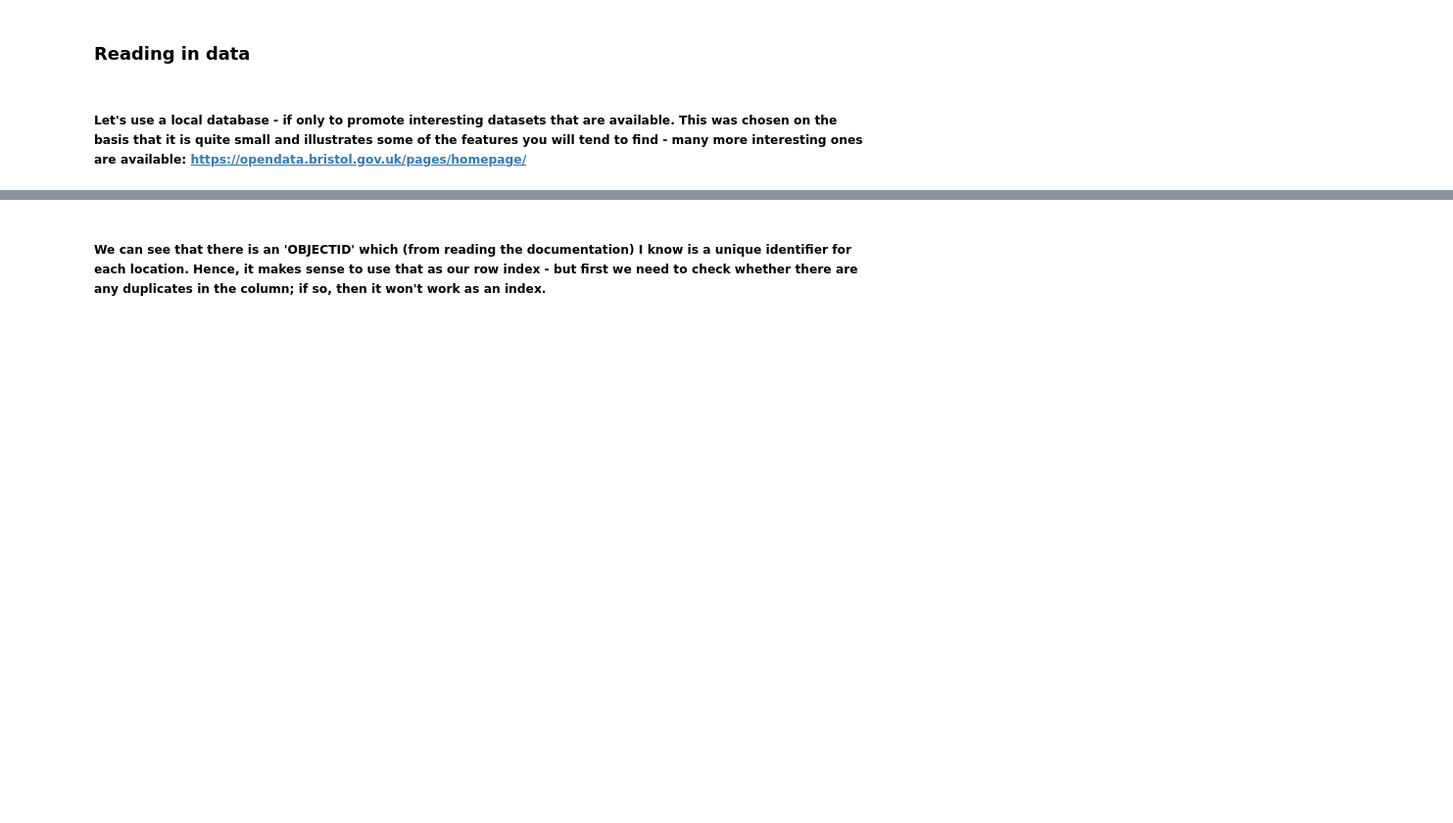
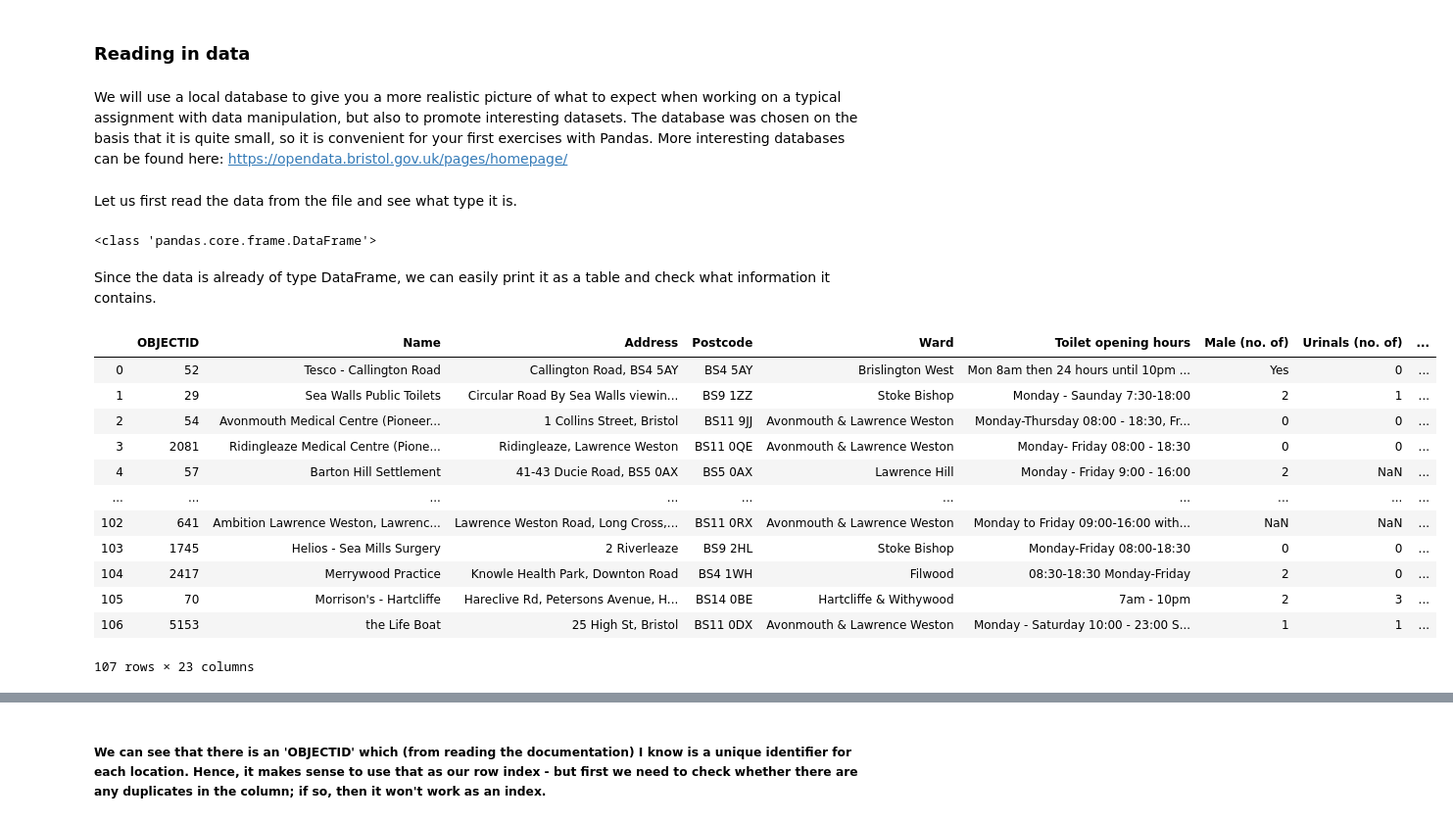
Before and after one commit to CodeHubOrg/python_workshops, a Jupyter notebook: week_5/tutorial_week5.ipynb, the cells around one changed output, grey strips where cells are left out. Shown at 98% size. Cells and saved outputs as stored; diff of their text form; code cells hidden in the pictures; blank space fills up the shorter version.

Commit message:
change: modified first part; added a few more explanations

```diff
--- a/week_5/tutorial_week5.ipynb
+++ b/week_5/tutorial_week5.ipynb
@@ -46,16 +76,37 @@ profiles
 # %% [markdown]
 ### Reading in data
-# %% [markdown]
-##### Let's use a local database - if only to promote interesting datasets that are available.  This was chosen on the basis that it is quite small and illustrates some of the features you will tend to find - many more interesting ones are available:  https://opendata.bristol.gov.uk/pages/homepage/
+# %% [markdown]
+We will use a local database to give you a more realistic picture of what to expect when working on a typical assignment with data manipulation, but also to promote interesting datasets. The database was chosen on the basis that it is quite small, so it is convenient for your first exercises with Pandas.
+More interesting databases can be found here: https://opendata.bristol.gov.uk/pages/homepage/
+# %% [markdown]
+Let us first read the data from the file and see what type it is.
 # %%
-# Note that all the import statements should go at the top of a programme
+# Note that all the import statements should go at the top of a script
+import os
 import pandas as pd
-import os
 
 input_file = os.path.join(os.path.abspath(''), 'datafiles', 'public-toilets-community.csv')
 
 toilet_data = pd.read_csv(input_file)
 
-toilet_df = pd.DataFrame(toilet_data)
-
-toilet_df.head() # print 1st 5 rows by default.  Can use .head(n) to print 1st n rows, or tail(n) for last n rows
+print(type(toilet_data))
+# %% [output]
+<class 'pandas.core.frame.DataFrame'>
+# %% [markdown]
+Since the data is already of type DataFrame, we can easily print it as a table and check what information it contains.
+# %%
+toilet_data
+# %% [output]
+|  | OBJECTID | Name | Address | Postcode | Ward | Toilet opening hours | Male (no. of) | Urinals (no. of) | ... |
+| 0 | 52 | Tesco - Callington Road | Callington Road, BS4 5AY | BS4 5AY | Brislington West | Mon 8am then 24 hours until 10pm ... | Yes | 0 | ... |
+| 1 | 29 | Sea Walls Public Toilets | Circular Road By Sea Walls viewin... | BS9 1ZZ | Stoke Bishop | Monday - Saunday 7:30-18:00 | 2 | 1 | ... |
+| 2 | 54 | Avonmouth Medical Centre (Pioneer... | 1 Collins Street, Bristol | BS11 9JJ | Avonmouth & Lawrence Weston | Monday-Thursday 08:00 - 18:30, Fr... | 0 | 0 | ... |
+| 3 | 2081 | Ridingleaze Medical Centre (Pione... | Ridingleaze, Lawrence Weston | BS11 0QE | Avonmouth & Lawrence Weston | Monday- Friday 08:00 - 18:30 | 0 | 0 | ... |
+| 4 | 57 | Barton Hill Settlement | 41-43 Ducie Road, BS5 0AX | BS5 0AX | Lawrence Hill | Monday - Friday 9:00 - 16:00 | 2 | NaN | ... |
+| ... | ... | ... | ... | ... | ... | ... | ... | ... | ... |
+| 102 | 641 | Ambition Lawrence Weston, Lawrenc... | Lawrence Weston Road, Long Cross,... | BS11 0RX | Avonmouth & Lawrence Weston | Monday to Friday 09:00-16:00 with... | NaN | NaN | ... |
+| 103 | 1745 | Helios - Sea Mills Surgery | 2 Riverleaze | BS9 2HL | Stoke Bishop | Monday-Friday 08:00-18:30 | 0 | 0 | ... |
+| 104 | 2417 | Merrywood Practice | Knowle Health Park, Downton Road | BS4 1WH | Filwood | 08:30-18:30 Monday-Friday | 2 | 0 | ... |
+| 105 | 70 | Morrison's - Hartcliffe | Hareclive Rd, Petersons Avenue, H... | BS14 0BE | Hartcliffe & Withywood | 7am - 10pm | 2 | 3 | ... |
+| 106 | 5153 | the Life Boat | 25 High St, Bristol | BS11 0DX | Avonmouth & Lawrence Weston | Monday - Saturday 10:00 - 23:00 S... | 1 | 1 | ... |
+107 rows × 23 columns
```
Also changed, not shown: parts of 20 cells of this notebook.
